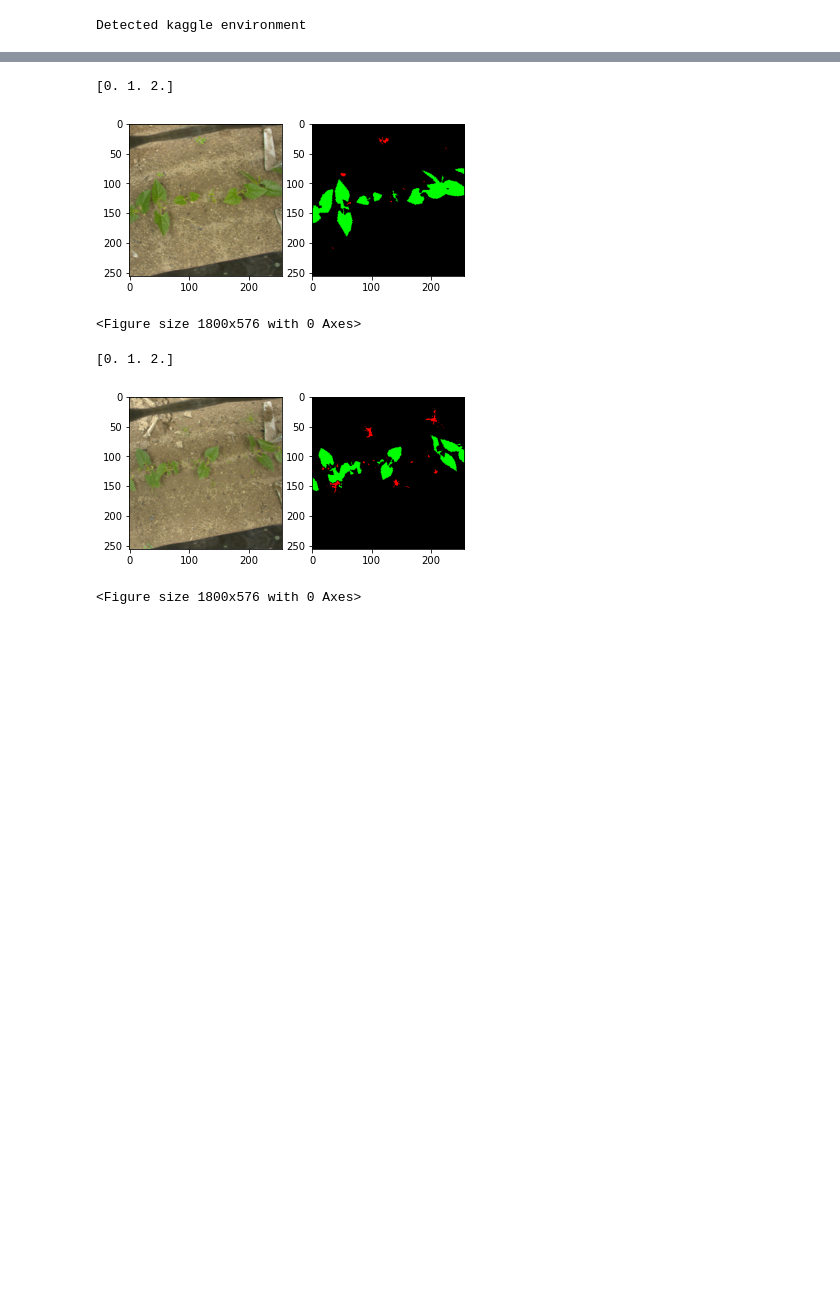
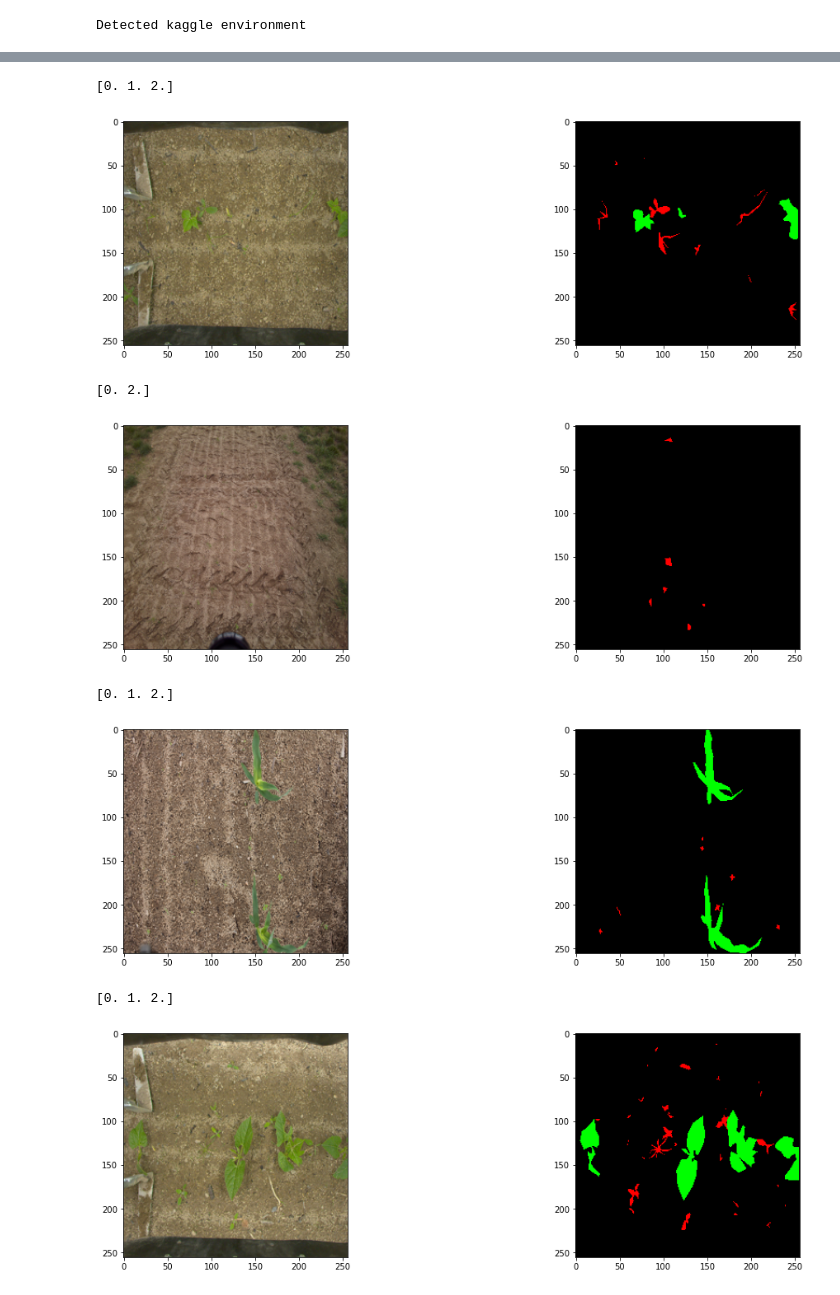
Before and after one commit to rickycorte/polimi-ANNDL, a Jupyter notebook: ANNDL_homework2/contadino.ipynb, the cells around one changed output, grey strips where cells are left out. Drawn from its saved outputs; the diff is of its cells as text; code cells hidden in the pictures; blank space fills up the shorter version.

```diff
--- a/ANNDL_homework2/contadino.ipynb
+++ b/ANNDL_homework2/contadino.ipynb
@@ -34,16 +34,12 @@ def fromCwd(path):
 
 
 if KAGGLE:
-    train_dir = "/kaggle/temp/training"
-    valid_dir = "/kaggle/temp/validation"
     data_dir = "/kaggle/input/contadinoset/Development_Dataset/Training"
     temp_dir = "/kaggle/temp/mvdir"
     checkpoint_dir = "/kaggle/temp/checkpoints"
     test_dir = "/kaggle/input/contadinoset/Development_Dataset/Test_Dev"
     output_dir = fromCwd("/kaggle/working")
 else:
-    train_dir = fromCwd("training")
-    valid_dir = fromCwd("validation")
     data_dir = fromCwd("data")
     temp_dir = fromCwd("temp")
     checkpoint_dir = fromCwd("checkpoints")
@@ -286,33 +169,42 @@ iterator = iter(train_dataset)
 # %%
-for k in range(2):
+import time
+from matplotlib import cm
+import matplotlib.pyplot as plt
+
+%matplotlib inline
+
+for k in range(8):
   # plot
   fig, ax = plt.subplots(1, 2)
   fig.set_size_inches(18, 5, forward=True)
 
+  idx = np.random.randint(0, len(x_train))
+  augmented_img = x_train[idx]
+  target = y_train[idx]
 
-  augmented_img, target = next(iterator)
-  augmented_img = augmented_img[0]   # First element
   augmented_img = augmented_img * 255  # denormalize
 
-
-  target = np.array(target[0, ..., 0])   # First element (squeezing channel dimension)
+  target_img = np.zeros([target.shape[0], target.shape[1], 3])
+  target = tf.squeeze(target, axis=-1)
+  #target = np.array(target).flatten()
 
   print(np.unique(target))
 
-  target_img = np.zeros([target.shape[0], target.shape[1], 3])
 
   target_img[np.where(target == 0)] = [0, 0, 0]
   target_img[np.where(target == 1)] = [0, 255, 0]
   target_img[np.where(target == 2)] = [255, 0, 0]
 
   ax[0].imshow(np.uint8(augmented_img))
   ax[1].imshow(np.uint8(target_img))
 
   plt.show()
 # %% [output]
 [0. 1. 2.]
-[figure, old version]
+[figure, new version]
-<Figure size 1800x576 with 0 Axes>
+[0. 2.]
+[figure, new version]
 [0. 1. 2.]
-[figure, old version]
+[figure, added]
-<Figure size 1800x576 with 0 Axes>
+[0. 1. 2.]
+[figure, added]
```
Also changed, not shown: parts of 20 cells of this notebook.
